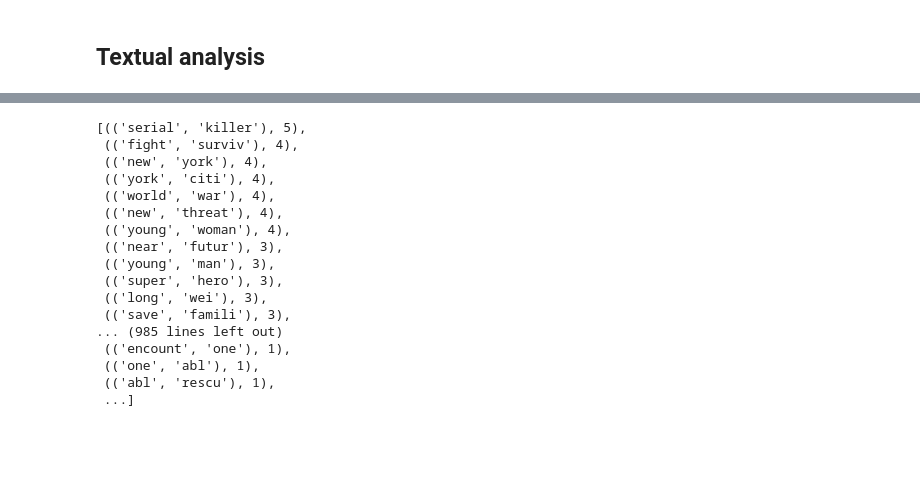
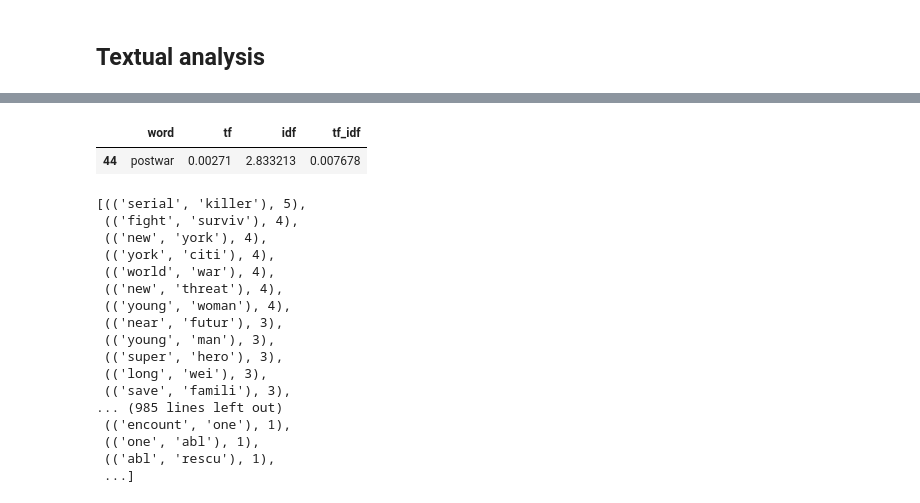
Before and after one commit to LanxiZhang1/project-A, a Jupyter notebook: projectA.ipynb, the cells around one changed output, grey strips where cells are left out. Cells and saved outputs as stored; diff of their text form; code cells hidden in the pictures; blank space fills up the shorter version.

```diff
--- a/projectA.ipynb
+++ b/projectA.ipynb
@@ -517,3 +624,2 @@ import nltk
 # %%
-top_communities = sorted(community_avg_votes.items(), key=lambda x: x[1], reverse=True)
-top_communities
+top_communities = sorted(community_avg_votes.items(), key=lambda x: x[1], reverse=True)[:10]
@@ -547,2 +635,3 @@ len(movies_top)
 # %%
 top_df = data[data['id'].isin(movies_top)]
+all_words_top = np.array(list(chain.from_iterable(top_df['tokenized_overview'].values)))
@@ -563,2 +637,0 @@ def preprocess_text(text):
-# %%
-top_df['tokenized_overview'] = top_df['overview'].apply(lambda x: preprocess_text(x).split())
@@ -688,0 +638,18 @@ mwe_tokenizer = mwe.MWETokenizer(collocations)
+# %%
+unique_words = np.unique(all_words_top)
+tf = {}
+for i, document in enumerate(top_df['tokenized_overview']):
+    tf[i] = {}
+    total_words = len(document)
+    for word in document:
+        if word in tf[i]:
+            tf[i][word] += 1
+        else:
+            tf[i][word] = 1
+    # Divide the count of each word by the total number of words in the document
+    for word in tf[i]:
+        tf[i][word] /= total_words
+idf = {}
+for word in unique_words:
+    idf[word] = np.log(len(top_df) / sum([1 for doc in top_df['tokenized_overview'] if word in doc]))
+idf
@@ -689,3 +736,26 @@ mwe_tokenizer = mwe.MWETokenizer(collocations)
+# %%
+
+#Now we will find the relative TF of each word
+unique_words, counts = np.unique(all_words_top, return_counts=True)
+tf= pd.DataFrame({'word': unique_words, 'tf': counts})
+tf['tf'] = tf['tf'] / tf['tf'].sum()
+tf = tf.sort_values(by='tf', ascending=False)
+#Now we will calculate the IDF of each word
+unique_words = set(unique_words)
+idf = {}
+for word in unique_words:
+    idf[word] = np.log(len(top_df) / sum([1 for doc in top_df['tokenized_overview'] if word in doc]))
+idf = pd.DataFrame({'word': list(idf.keys()), 'idf': list(idf.values())})
+idf = idf.sort_values(by='idf', ascending=False)
+#Now we will calculate the TF-IDF of each word
+tf_idf = pd.merge(tf, idf, on='word')
+tf_idf['tf_idf'] = tf_idf['tf'] * tf_idf['idf']
+tf_idf = tf_idf.sort_values(by='tf_idf', ascending=False)
+
+tf_idf
+# %% [output]
+|  | word | tf | idf | tf_idf |
+| 44 | postwar | 0.00271 | 2.833213 | 0.007678 |
 # %%
 bigram_counts = Counter(map(tuple, bigrams))
 sorted(bigram_counts.items(), key = lambda x: x[1], reverse = True)
```
Also changed, not shown: parts of 32 cells of this notebook.
